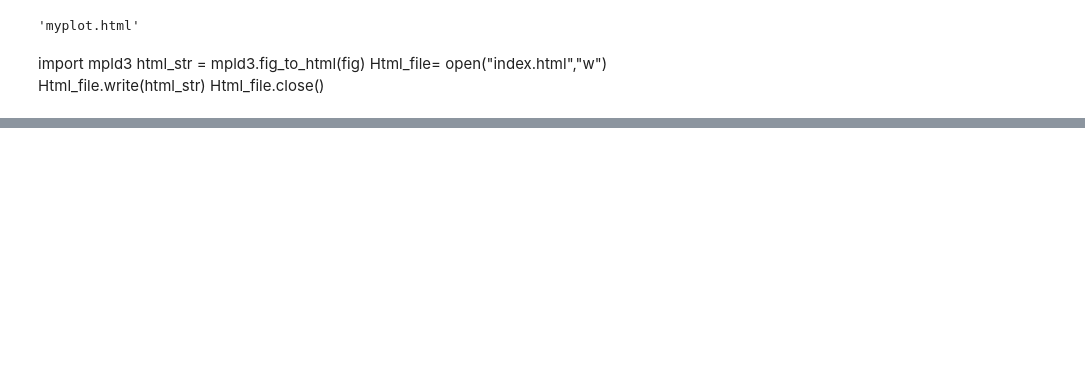
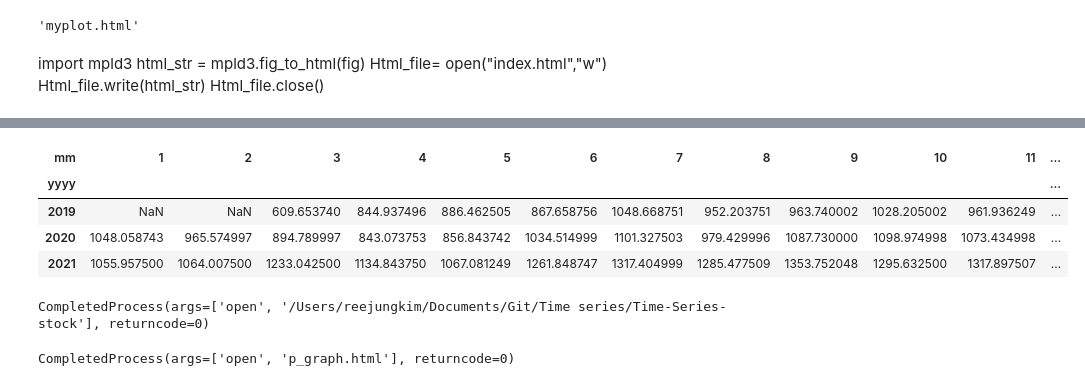
Before and after one commit to reejungkim/Time-Series-stock, a Jupyter notebook: forecasting stock price using fbprophet.ipynb, the cells around one changed output, grey strips where cells are left out. Cells and saved outputs as stored; diff of their text form; code cells hidden in the pictures; blank space fills up the shorter version.

Commit message:
Add table exportation to html

```diff
--- a/forecasting stock price using fbprophet.ipynb
+++ b/forecasting stock price using fbprophet.ipynb
@@ -341,3 +352,23 @@ fig2.show()
+# %%
+import datetime as dt
+df['mm'] = df['ds'].dt.month
+df['yyyy'] = df['ds'].dt.year
+# %%
+pvt = pd.pivot_table(data=df, index='yyyy', columns='mm', values='y', aggfunc='sum')
+pvt
+
+##render dataframe as html
+#pvt_html = pvt.to_html()
+##write html to file
+#text_file = open("index.html", "w")
+#text_file.write(pvt_html)
+#text_file.close()
+# %% [output]
+| mm | 1 | 2 | 3 | 4 | 5 | 6 | 7 | 8 | 9 | 10 | 11 | ... |
+| yyyy |  |  |  |  |  |  |  |  |  |  |  | ... |
+| 2019 | NaN | NaN | 609.653740 | 844.937496 | 886.462505 | 867.658756 | 1048.668751 | 952.203751 | 963.740002 | 1028.205002 | 961.936249 | ... |
+| 2020 | 1048.058743 | 965.574997 | 894.789997 | 843.073753 | 856.843742 | 1034.514999 | 1101.327503 | 979.429996 | 1087.730000 | 1098.974998 | 1073.434998 | ... |
+| 2021 | 1055.957500 | 1064.007500 | 1233.042500 | 1134.843750 | 1067.081249 | 1261.848747 | 1317.404999 | 1285.477509 | 1353.752048 | 1295.632500 | 1317.897507 | ... |
 # %%
 with open('p_graph.html', 'a') as f:
     f.write(fig1.to_html(full_html = False, include_plotlyjs = 'cdn'))
@@ -344,0 +382,10 @@ with open('p_graph.html', 'a') as f:
+# %%
+#open folder
+subprocess.run(['open', os.getcwd()], check=True)
+# %% [output]
+CompletedProcess(args=['open', '/Users/reejungkim/Documents/Git/Time series/Time-Series-stock'], returncode=0)
+# %%
+#Open pdf file generated
+subprocess.run(['open', 'p_graph.html'], check=True)
+# %% [output]
+CompletedProcess(args=['open', 'p_graph.html'], returncode=0)
```
Also changed, not shown: parts of 22 cells of this notebook.
